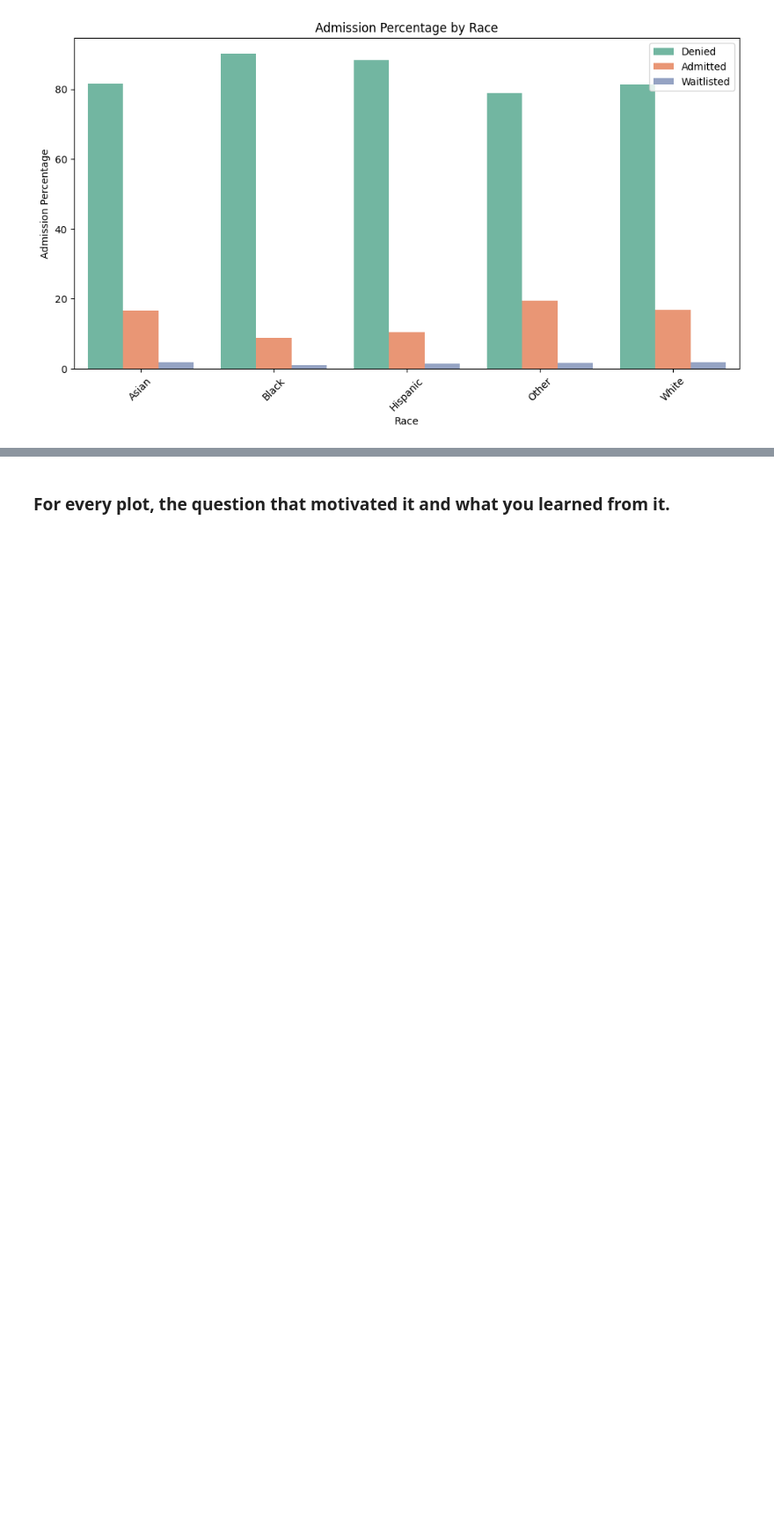
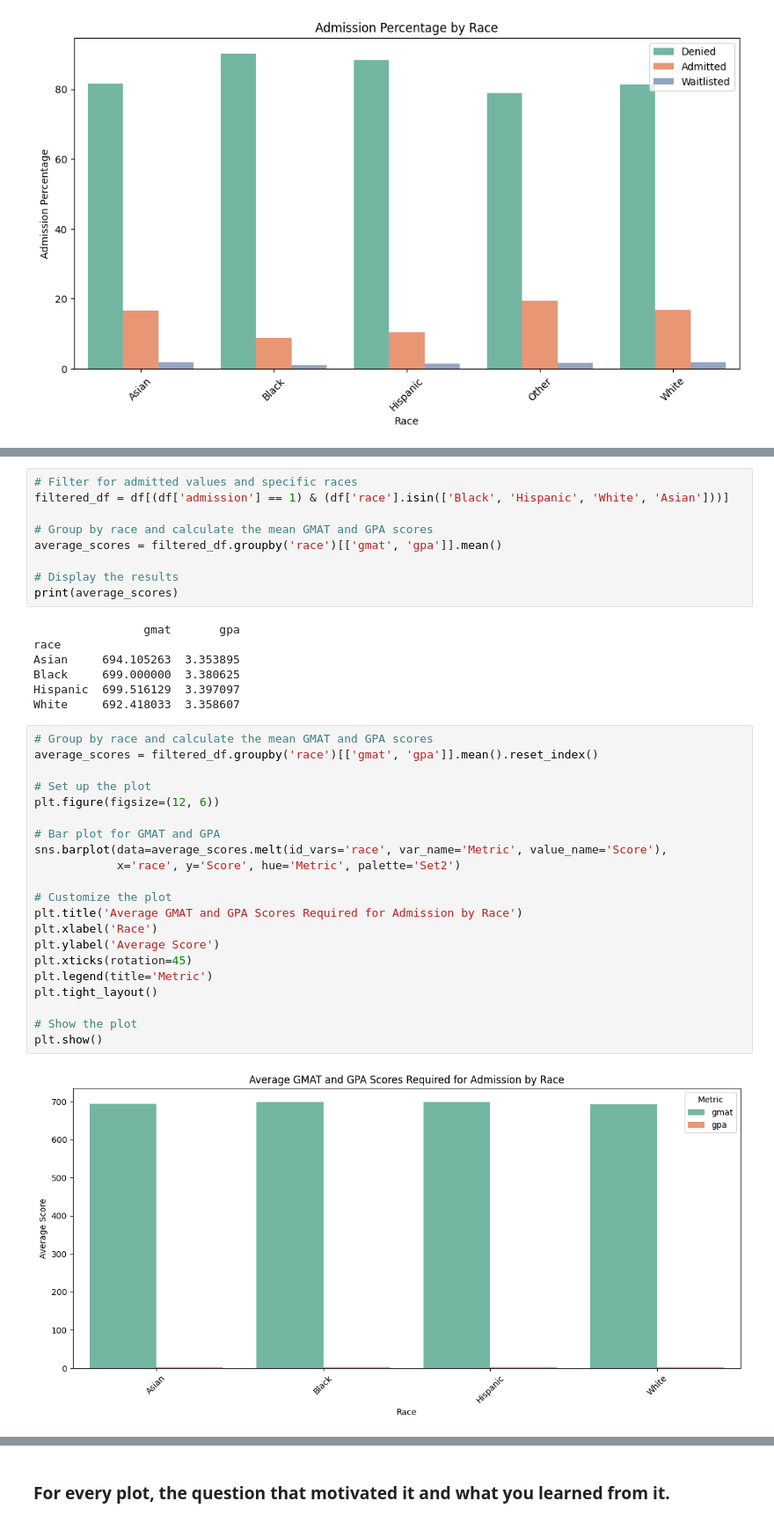
Before and after one commit to toutsos/ml_project, a Jupyter notebook: big-data-ml-project.ipynb, the cells around one changed output, grey strips where cells are left out. Shown: that part at 88% size. Saved outputs shown, nothing was run; the diff lists cells and outputs as text; blank space fills up the shorter version.

```diff
--- a/big-data-ml-project.ipynb
+++ b/big-data-ml-project.ipynb
@@ -245,0 +284,39 @@ plt.show()
+# %%
+# Filter for admitted values and specific races
+filtered_df = df[(df['admission'] == 1) & (df['race'].isin(['Black', 'Hispanic', 'White', 'Asian']))]
+
+# Group by race and calculate the mean GMAT and GPA scores
+average_scores = filtered_df.groupby('race')[['gmat', 'gpa']].mean()
+
+# Display the results
+print(average_scores)
+# %% [output]
+                gmat       gpa
+race
+Asian     694.105263  3.353895
+Black     699.000000  3.380625
+Hispanic  699.516129  3.397097
+White     692.418033  3.358607
+# %%
+# Group by race and calculate the mean GMAT and GPA scores
+average_scores = filtered_df.groupby('race')[['gmat', 'gpa']].mean().reset_index()
+
+# Set up the plot
+plt.figure(figsize=(12, 6))
+
+# Bar plot for GMAT and GPA
+sns.barplot(data=average_scores.melt(id_vars='race', var_name='Metric', value_name='Score'),
+            x='race', y='Score', hue='Metric', palette='Set2')
+
+# Customize the plot
+plt.title('Average GMAT and GPA Scores Required for Admission by Race')
+plt.xlabel('Race')
+plt.ylabel('Average Score')
+plt.xticks(rotation=45)
+plt.legend(title='Metric')
+plt.tight_layout()
+
+# Show the plot
+plt.show()
+# %% [output]
+[figure, added]
```
Also changed, not shown: parts of 4 cells of this notebook.
